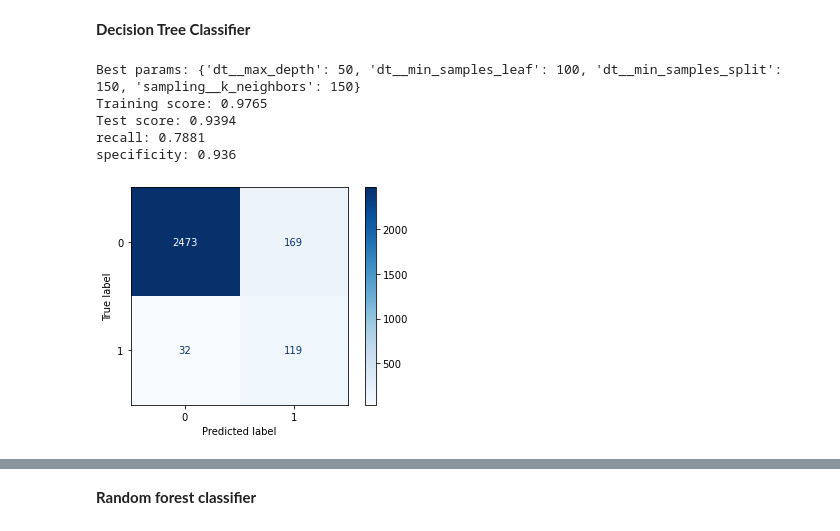
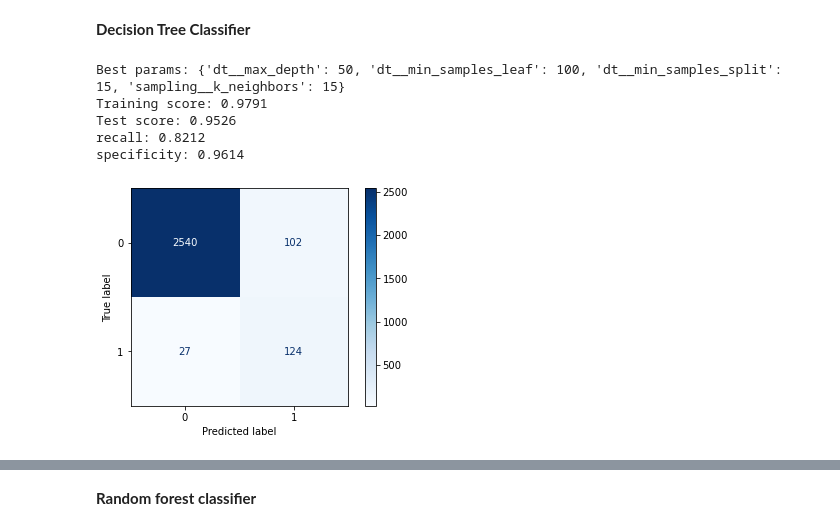
Before and after one commit to doscsy12/west-nile-virus, a Jupyter notebook: code/Preprocessing_model_tuning.ipynb, the cells around one changed output, grey strips where cells are left out. Saved outputs shown, nothing was run; the diff lists cells and outputs as text; code cells hidden in the pictures.

```diff
--- a/code/Preprocessing_model_tuning.ipynb
+++ b/code/Preprocessing_model_tuning.ipynb
@@ -601,28 +980,27 @@ There was little change in tuning the hyperparameters for the logistic regressio
 # %%
 # decision tree classifier
 grid_params = {
-    'sampling__k_neighbors': [150, 200, 250],
+    'sampling__k_neighbors': [15, 20, 25],
     'dt__max_depth': [40, 45, 50],
-    'dt__min_samples_split': [100, 150, 200],
+    'dt__min_samples_split': [10, 15, 20],
     'dt__min_samples_leaf': [100, 150, 200],
 }
 
 best_params = {
-    'sampling__k_neighbors': [150],
+    'sampling__k_neighbors': [15],
     'dt__max_depth': [50],
-    'dt__min_samples_split': [150],
+    'dt__min_samples_split': [15],
     'dt__min_samples_leaf': [100],
 }
 
 dt = run_models('dt', best_params)
-# Best params: {'dt__max_depth': 50, 'dt__min_samples_leaf': 100, 'dt__min_samples_split': 150, 'sampling__k_neighbors': 150, 'sampling__sampling_strategy': 'auto'}
 # %% [output]
-Best params: {'dt__max_depth': 50, 'dt__min_samples_leaf': 100, 'dt__min_samples_split': 150, 'sampling__k_neighbors': 150}
-Training score: 0.9765
-Test score: 0.9394
-recall: 0.7881
-specificity: 0.936
+Best params: {'dt__max_depth': 50, 'dt__min_samples_leaf': 100, 'dt__min_samples_split': 15, 'sampling__k_neighbors': 15}
+Training score: 0.9791
+Test score: 0.9526
+recall: 0.8212
+specificity: 0.9614
-[figure, old version]
+[figure, new version]
 # %% [markdown]
 I do not understand the popularity of decision trees, due to its tendency to overfit, and efforts spent on tuning the parameters to ensure that training score=1.0 does not occur. The hyperparameters are relatively higher (than what I had previously seen), but this was due to training score = 0.999. 'max_depth' is the maximum depth of the tree, where default=None. If None, then nodes are expanded until all the leaves contain less than min_samples_split samples. Since GridSearchCV chooses the estimator based on the highest score, one will have to provide restricted ranges such that training score = 0.999 does not occur.
 <br>
```
Also changed, not shown: parts of 101 cells of this notebook.
